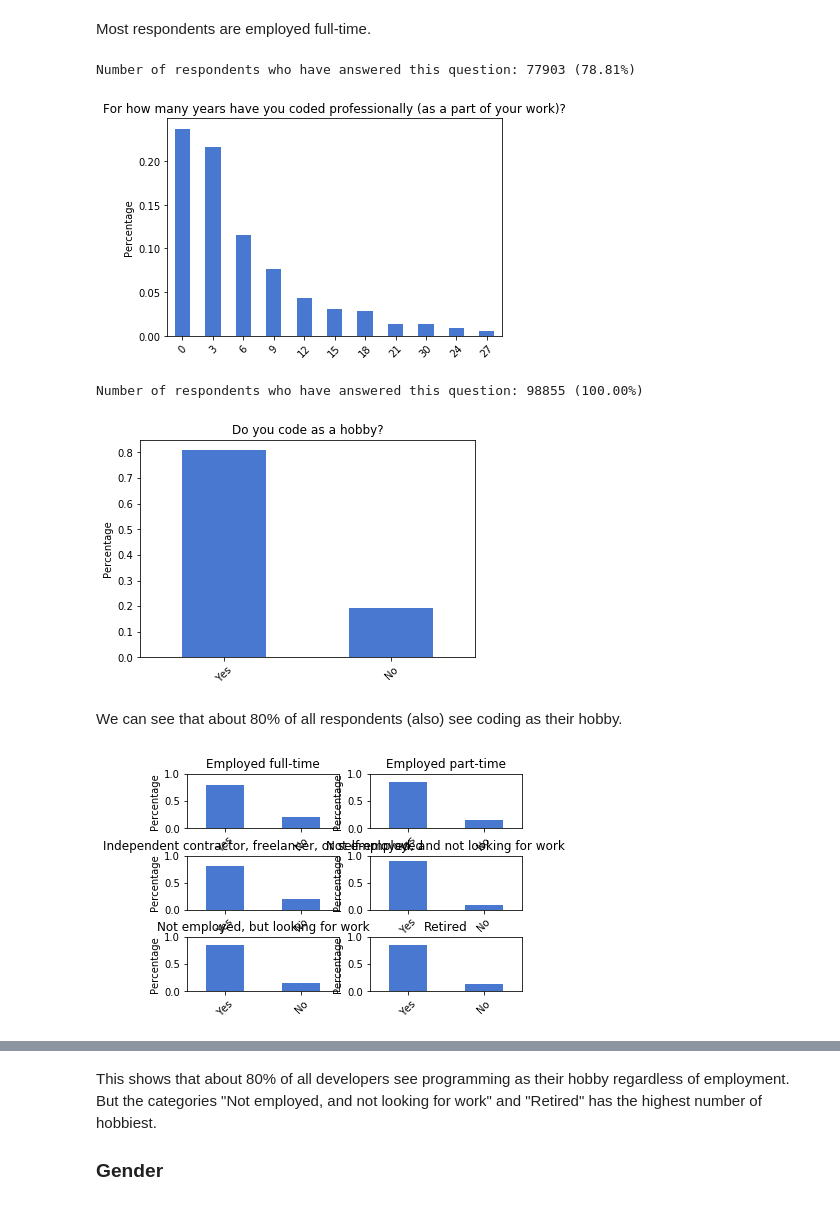
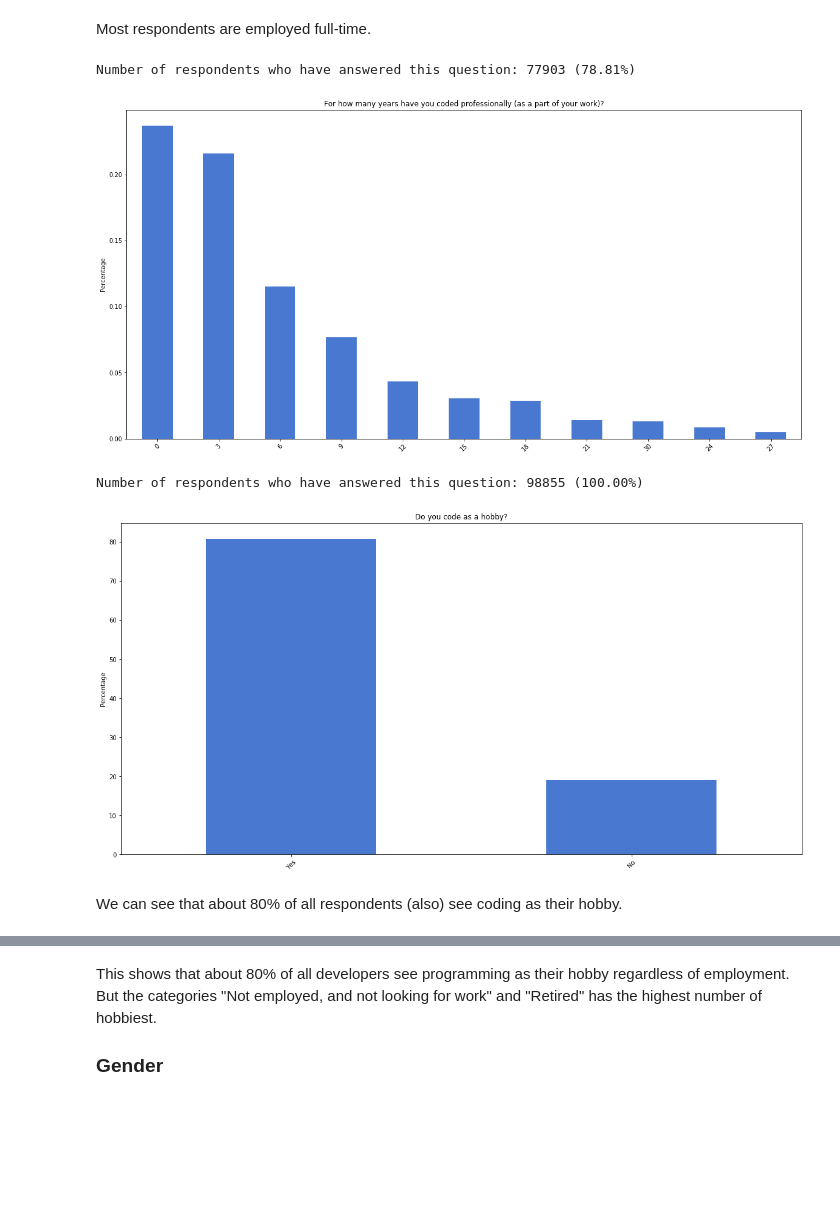
Before and after one commit to Larsg7/dataScience, a Jupyter notebook: analysis.ipynb, the cells around one changed output, grey strips where cells are left out. Saved outputs shown, nothing was run; the diff lists cells and outputs as text; code cells hidden in the pictures; blank space fills up the shorter version.

```diff
--- a/analysis.ipynb
+++ b/analysis.ipynb
@@ -70,8 +70,6 @@ dataFrame = completeDataFrame[[
     'FormalEducation',
     'UndergradMajor',
     'CompanySize',
-    'DevType',
-    'YearsCoding',
     'YearsCodingProf',
     'Currency',
     'Salary',
@@ -101,6 +99,7 @@ dataFrame['FormalEducation'].cat.set_categories(['Associate degree', 'BA',
        'Primary/elementary school', 'Professional degree',
        'Secondary school',
        'Some study without earning a degree'], rename=True, inplace=True)
+# changing category names from "0-3" to "0" to be converted to int easier later
 dataFrame['YearsCodingProf'].cat.set_categories([
         '0', '12', '15', '18', '21',
        '24', '27', '3', '30',
@@ -150,30 +149,17 @@ plt.xticks(rotation=45)
 plt.show()
 # %% [output]
 Number of respondents who have answered this question: 77903 (78.81%)
-[figure, old version]
+[figure, new version]
 # %%
 helper.question_respondents(dataFrame, 'Hobby')
 
-dataFrame["Hobby"].value_counts().apply(lambda x: x / len(dataFrame)).plot(kind='bar')
+dataFrame["Hobby"].value_counts().apply(lambda x: x / len(dataFrame) * 100).plot(kind='bar')
 plt.title("Do you code as a hobby?")
 plt.ylabel("Percentage")
 plt.xticks(rotation=45)
 plt.show()
 # %% [output]
 Number of respondents who have answered this question: 98855 (100.00%)
-[figure, old version]
+[figure, new version]
 # %% [markdown]
 We can see that about 80% of all respondents (also) see coding as their hobby.
-# %%
-for i,c in enumerate(dataFrame["Employment"].astype('category').cat.categories):
-    df = dataFrame[dataFrame.Employment == c]
-    plt.subplot(3,2,i + 1)
-    df["Hobby"].value_counts().apply(lambda x: x / len(df)).plot(kind='bar')
-    plt.ylabel('Percentage')
-    plt.ylim(0, 1)
-    plt.title(c)
-    plt.xticks(rotation=45)
-    plt.subplots_adjust(hspace=0.5, wspace=0.2)
-plt.show()
-# %% [output]
-[figure, removed]
```
Also changed, not shown: parts of 20 cells of this notebook.
